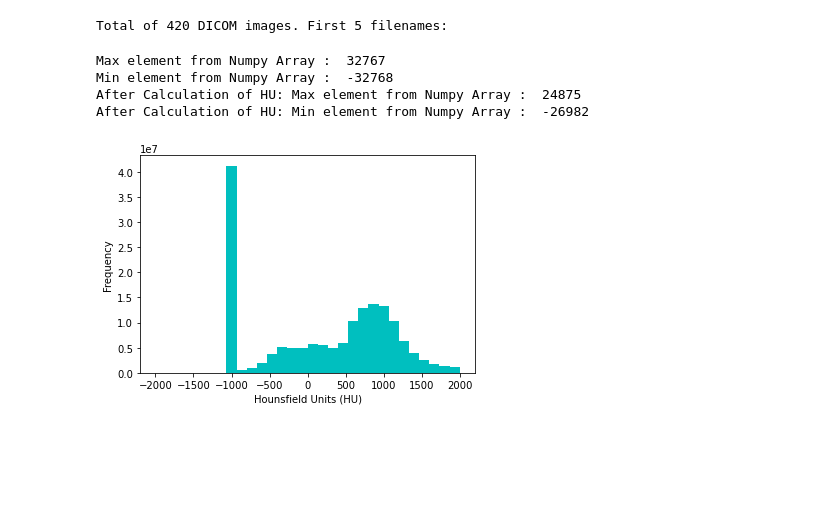
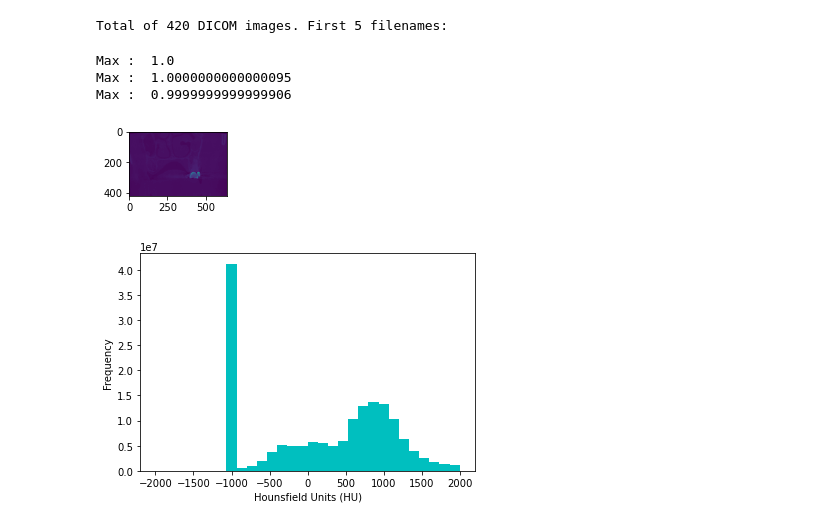
Before and after one commit to sarehsoltani/MedPy, a Jupyter notebook: MedPy/Render3D.ipynb, the cells around one changed output. Saved outputs shown, nothing was run; the diff lists cells and outputs as text; code cells hidden in the pictures; blank space fills up the shorter version.

Commit message:
Coronal Image

```diff
--- a/MedPy/Render3D.ipynb
+++ b/MedPy/Render3D.ipynb
@@ -23,39 +23,68 @@ def load_scan(path):
         slice_thickness = np.abs(slices[0].SliceLocation - slices[1].SliceLocation)
     for s in slices:
         s.SliceThickness = slice_thickness
+    ps = slices[0].PixelSpacing
+    ss = slices[0].SliceThickness
+    ax_aspect = ps[1]/ps[0]
+    sag_aspect = ps[1]/ss
+    cor_aspect = ss/ps[0]
+    print ('Max : ', ax_aspect)
+    print ('Max : ', sag_aspect)
+    print ('Max : ', cor_aspect)
+    img_shape = list(slices[0].pixel_array.shape)
+    img_shape.append(len(slices))
+    img3d = np.zeros(img_shape)
+    # fill 3D array with the images from the files
+    for i, s in enumerate(slices):
+        img2d = s.pixel_array
+        img3d[:, :, i] = img2d
+    # plot 3 orthogonal slices
+    a1 = plt.subplot(2, 2, 1)
+    plt.imshow(img3d[:, :, img_shape[2]//2])
+    a1.set_aspect(ax_aspect)
+
+    a2 = plt.subplot(2, 2, 2)
+    plt.imshow(img3d[:, img_shape[1]//2, :])
+    a2.set_aspect(sag_aspect)
+
+    a3 = plt.subplot(2, 2, 3)
+    plt.imshow(img3d[img_shape[0]//2, :, :].T)
+    a3.set_aspect(cor_aspect)
+
+    plt.show()
     return slices
 # %%
 def get_pixels_hu(scans):
 
     image = np.stack([s.pixel_array for s in scans])
     image = image.astype(np.int16)
-    maxElement = np.amax(image)
-    minElement = np.amin(image)
-    print('Max element from Numpy Array : ', maxElement)
-    print('Min element from Numpy Array : ', minElement)
+    #maxElement = np.amax(image)
+    #minElement = np.amin(image)
+    #print('Max element from Numpy Array : ', maxElement)
+    #print('Min element from Numpy Array : ', minElement)
     image[image == -2000] = 0
 
     intercept = scans[0].RescaleIntercept
     slope = scans[0].RescaleSlope
     if slope != 1:
         image = slope * image.astype(np.float64)
         image = image.astype(np.int16)
 
     image += np.int16(intercept)
-    maxElement = np.amax(image)
-    minElement = np.amin(image)
-    print('After Calculation of HU: Max element from Numpy Array : ', maxElement)
-    print('After Calculation of HU: Min element from Numpy Array : ', minElement)
+    #maxElement = np.amax(image)
+    #minElement = np.amin(image)
+    #print('After Calculation of HU: Max element from Numpy Array : ', maxElement)
+    #print('After Calculation of HU: Min element from Numpy Array : ', minElement)
     return np.array(image, dtype=np.int16)
 
 id=0
 patient = load_scan(data_path)
 imgs = get_pixels_hu(patient)
 # %% [output]
-Max element from Numpy Array :  32767
-Min element from Numpy Array :  -32768
-After Calculation of HU: Max element from Numpy Array :  24875
-After Calculation of HU: Min element from Numpy Array :  -26982
+Max :  1.0
+Max :  1.0000000000000095
+Max :  0.9999999999999906
+[figure, added]
 # %%
 np.save(output_path + "fullimages_%d.npy" % (id), imgs)
 # %%
```
Also changed, not shown: 1 other file.
